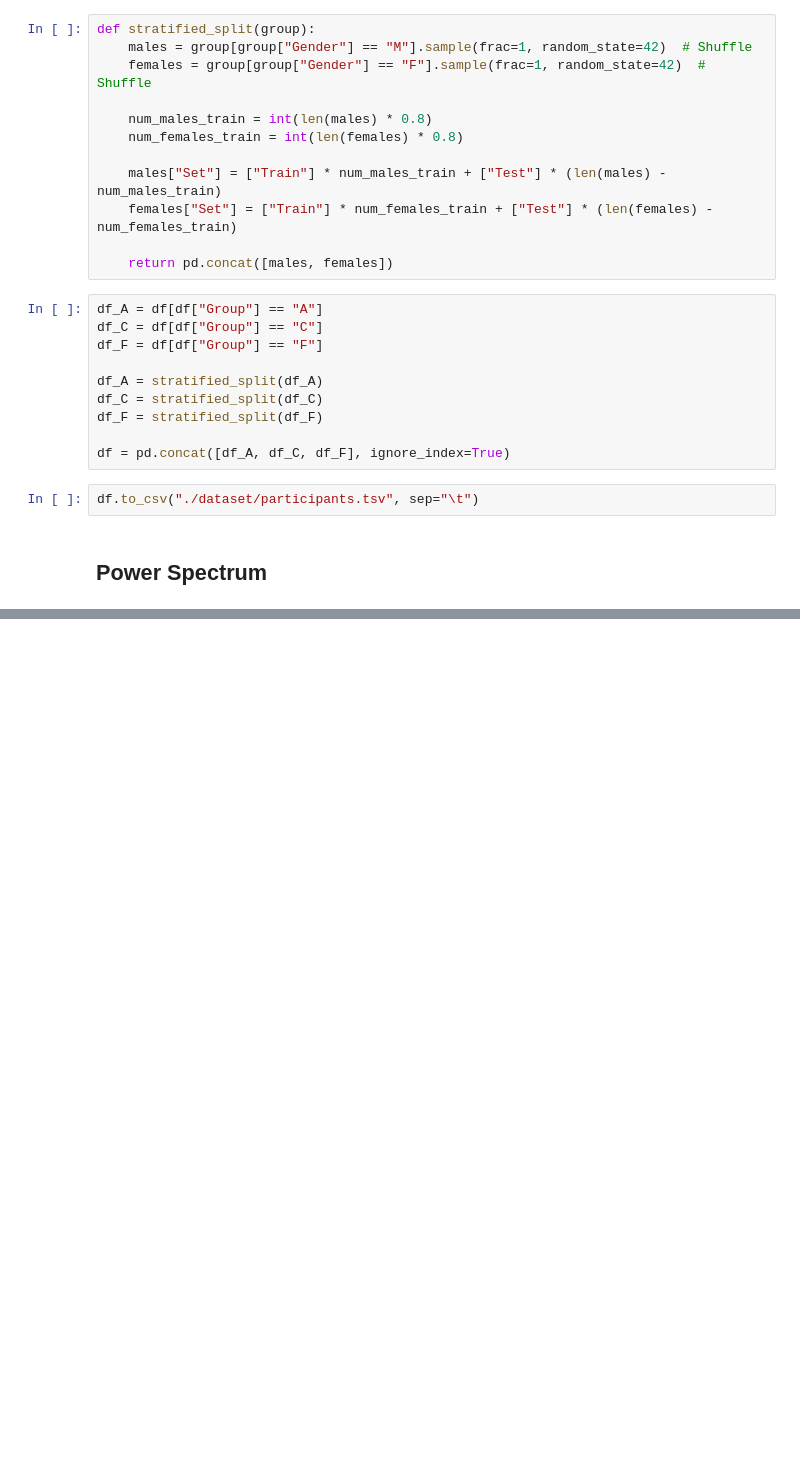
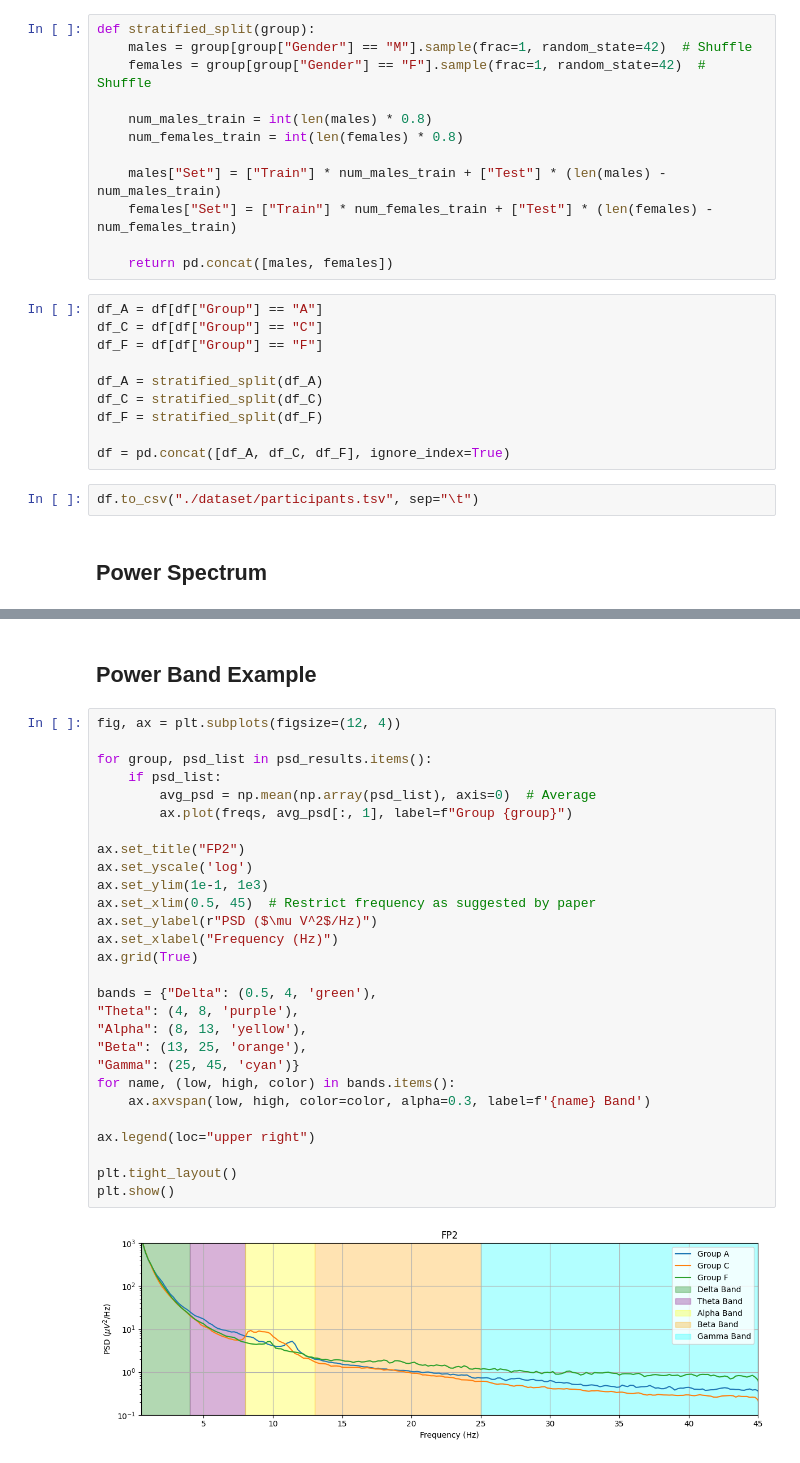
Before and after one commit to shiwei819/AD_Brainwave_Classification, a Jupyter notebook: EDA.ipynb, the cells around one changed output, grey strips where cells are left out. Cells and saved outputs as stored; diff of their text form; blank space fills up the shorter version.

```diff
--- a/EDA.ipynb
+++ b/EDA.ipynb
@@ -95,0 +98,32 @@ plt.show()
+# %% [markdown]
+## Power Band Example
+# %%
+fig, ax = plt.subplots(figsize=(12, 4))
+
+for group, psd_list in psd_results.items():
+    if psd_list:
+        avg_psd = np.mean(np.array(psd_list), axis=0)  # Average
+        ax.plot(freqs, avg_psd[:, 1], label=f"Group {group}")
+
+ax.set_title("FP2")
+ax.set_yscale('log')
+ax.set_ylim(1e-1, 1e3)
+ax.set_xlim(0.5, 45)  # Restrict frequency as suggested by paper
+ax.set_ylabel(r"PSD ($\mu V^2$/Hz)")
+ax.set_xlabel("Frequency (Hz)")
+ax.grid(True)
+
+bands = {"Delta": (0.5, 4, 'green'),
+"Theta": (4, 8, 'purple'),
+"Alpha": (8, 13, 'yellow'),
+"Beta": (13, 25, 'orange'),
+"Gamma": (25, 45, 'cyan')}
+for name, (low, high, color) in bands.items():
+    ax.axvspan(low, high, color=color, alpha=0.3, label=f'{name} Band')
+
+ax.legend(loc="upper right")
+
+plt.tight_layout()
+plt.show()
+# %% [output]
+[figure, added]
```
Also changed, not shown: parts of 1 cell of this notebook.
